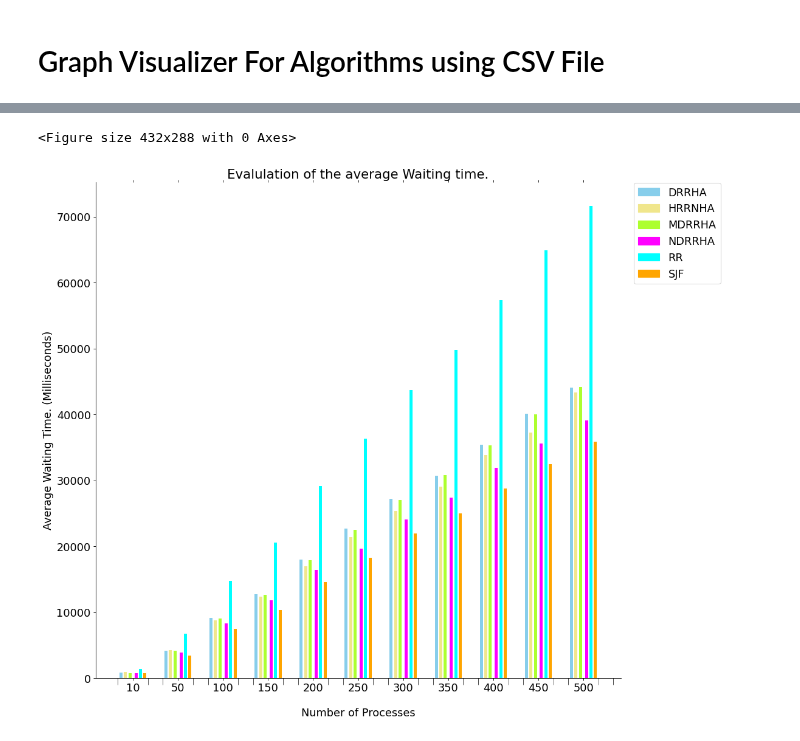
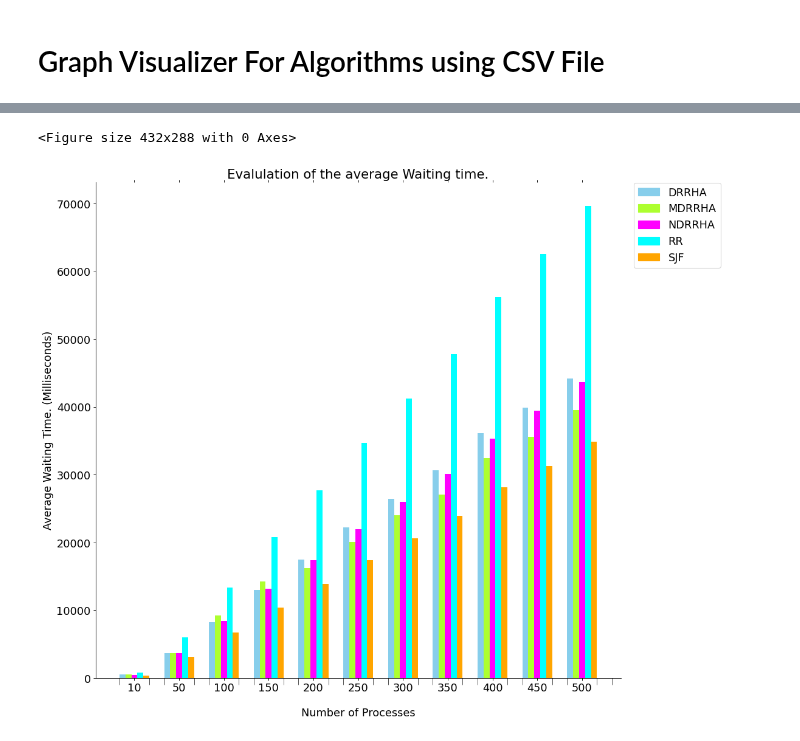
Before and after one commit to Bhaikko/mdrrha, a Jupyter notebook: src/graph_handler.ipynb, the cells around one changed output, grey strips where cells are left out. Drawn from its saved outputs; the diff is of its cells as text; code cells hidden in the pictures.

```diff
--- a/src/graph_handler.ipynb
+++ b/src/graph_handler.ipynb
@@ -16,7 +16,8 @@ ALGO_COMPARISONS_ATAT_LINE = 2
 ALGO_COMPARISONS_WT_BAR = 3
 ALGO_COMPARISONS_WT_LINE = 4
 
-output_filename = "./../data/kaggle2/kaggle2_output.csv"
+output_filename = "./../data/kaggle1/kaggle1_output.csv"
+# output_filename = "./../data/kaggle2/kaggle2_output.csv"
 # output_filename = "./../data/random/random_AT_NZ_output.csv"
 # output_filename = "./../data/drrha_2/drrha_1_output.csv"
 # %%
@@ -183,6 +184,9 @@ dataset = pd.read_csv(
     encoding='ascii',
     engine='python'
 )
+
+dataset = dataset.loc[dataset['name'] != 'HRRNA']
+# print(dataset)
 # %%
 # Comparison of mDRRHA with SJF and FCFS
 
@@ -208,7 +212,8 @@ for i in range(len(X)):
     X_axis_bars.append(counter)
 
     counter += counter_inc
-    if X[i] == 'HRRNHA':
+    # if X[i] == 'HRRNHA':
+    if X[i] == 'NDRRHA':
         X_axis_lines.append(counter)
         counter += counter_inc
 
@@ -262,7 +267,7 @@ ax.spines['right'].set_visible(False)
 avgTAT_values = dataset['avgTAT'].to_numpy()
 avgWT_values = dataset['avgWT'].to_numpy()
 # avgRT_values = dataset['avgRT'].to_numpy()
-# avgNCS_values = dataset['nCS'].to_numpy()
+avgNCS_values = dataset['nCS'].to_numpy()
 
 # Plotting Bars
 current_bar_index = 0
@@ -334,4 +339,5 @@ dataset = pd.read_csv(
 )
 
 dataset = dataset.sort_values(by = ['#cases', 'name'])
-print(dataset)
+dataset = dataset.loc[dataset['name'] != 'NDRRHA']
+# print(dataset)
@@ -393,19 +384,19 @@ ax.tick_params(axis = 'x', which = 'minor', direction = 'out', length = line_hei
 ax.tick_params(axis = 'x', which = 'major', bottom = 'off', top = 'off')
 
 
-bar_width = 0.20
+bar_width = 0.40
 paddings = [
-    -0.8,
-    -0.5,
-    -0.2,
-     0.2,
-     0.5,
-     0.8
+    -2 * bar_width,
+    -bar_width,
+     0.0,
+     bar_width,
+     2 * bar_width,
+    #  0.8
 ]
 
 colors = [
     'skyblue', 'DRRHA',
-    'khaki', 'HRRNHA',
+    # 'khaki', 'HRRNHA',
     'greenyellow', 'MDRRHA',
     'fuchsia', 'NDRRHA',
     'aqua', 'RR',
@@ -442,34 +433,34 @@ for index, x_axis in enumerate(X_axis):
         current_value_index += 1
 
 # Configuring Legend
 legend_elements = []
 
 for i in range(0, len(colors), 2):
     legend_elements.append(
         Patch(facecolor=colors[i], edgecolor=colors[i], label=colors[i + 1])
     )
 
 ax.legend(
     handles = legend_elements,
     loc = 'upper right',
     bbox_to_anchor=(1.20, 1.01)
 )
 
 plt.xlabel('Number of Processes', labelpad = 20)
 
 # plt.ylabel(plot_metric)
 plt.ylabel('Average Waiting Time. (Milliseconds)')
 # plt.ylabel('Average Response Time. (Milliseconds)')
 # plt.ylabel('Average Turnaround Time. (Milliseconds)')
 
 plt.title('Evalulation of the average Waiting time.')
 # plt.title('Evalulation of the average Response time.')
 # plt.title('Evaluation of the average Turnaround time.')
 
 plt.show()
 # %% [output]
 <Figure size 432x288 with 0 Axes>
-[figure, old version]
+[figure, new version]
 # %%
 # Import Data from CSV file
 dataset = pd.read_csv(
```
Also changed, not shown: parts of 6 cells of this notebook, 1 other file.
